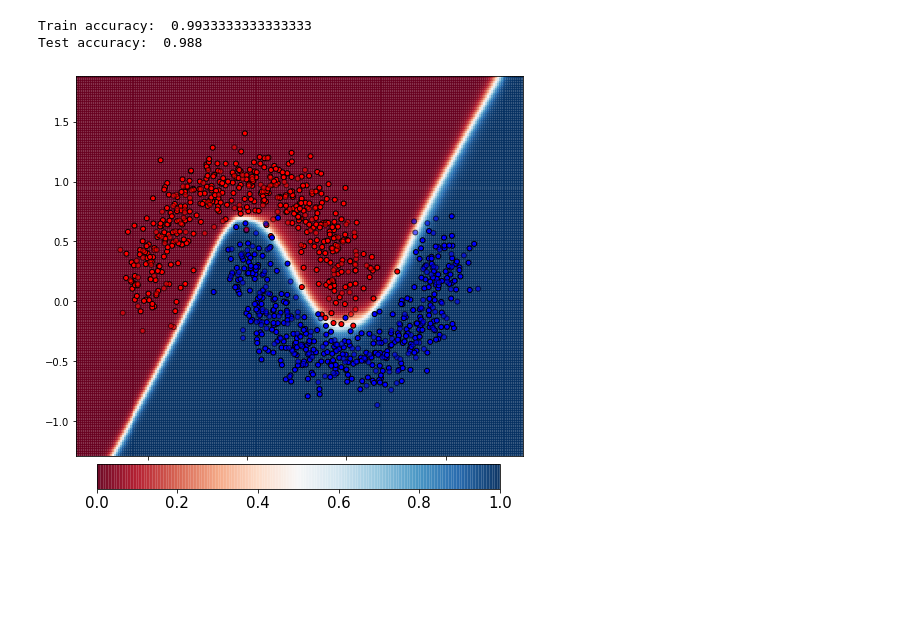
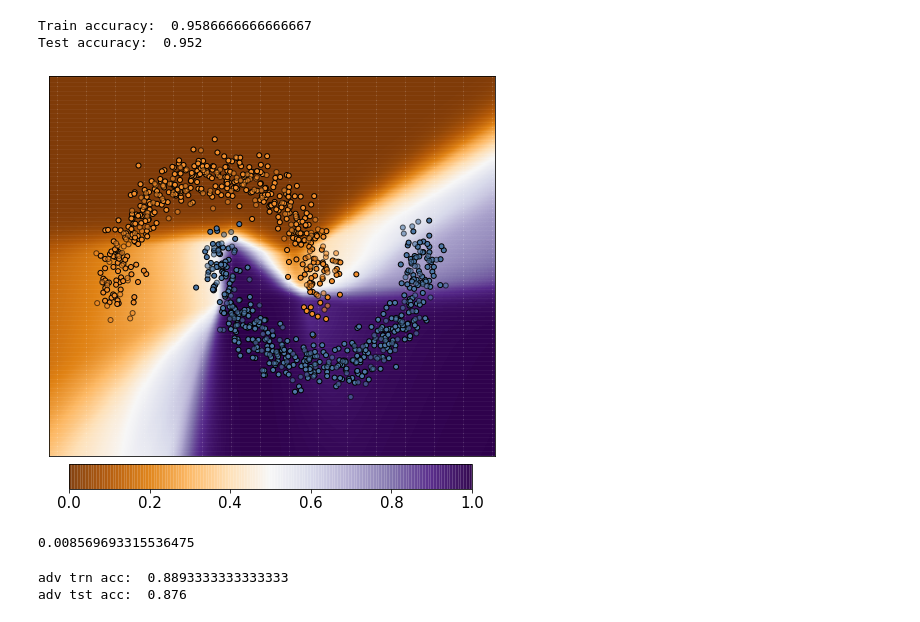
Before and after one commit to yangarbiter/blindguess, a Jupyter notebook: notebooks/examples.ipynb, the cells around one changed output. Cells and saved outputs as stored; diff of their text form; code cells hidden in the pictures; blank space fills up the shorter version.

```diff
--- a/notebooks/examples.ipynb
+++ b/notebooks/examples.ipynb
@@ -16,12 +18,14 @@ from lolip.variables import auto_var
 from lolip.models.torch_model import TorchModel
 from utils import params_to_dataframe
 # %%
-h = 0.02
+h = 0.01
 def plot_boundary(clf, X, y, X_test, y_test):
     fig, ax = plt.subplots(figsize=(8, 7))
 
-    cm = plt.cm.RdBu
-    cm_bright = ListedColormap(['#FF0000', '#0000FF'])
+    cm = plt.cm.PuOr
+    #cm = ListedColormap(['#F28E2C', '#4E79A7'])
+    #cm_bright = ListedColormap(['#FF0000', '#0000FF'])
+    cm_bright = ListedColormap(['#F28E2C', '#4E79A7'])
 
     x_min, x_max = X[:, 0].min() - .5, X[:, 0].max() + .5
     y_min, y_max = X[:, 1].min() - .5, X[:, 1].max() + .5
@@ -30,37 +34,61 @@ def plot_boundary(clf, X, y, X_test, y_test):
 
     Z = clf.predict_proba(np.c_[xx.ravel(), yy.ravel()])[:, 1]
 
     # Put the result into a color plot
     Z = Z.reshape(xx.shape)
     #imshow_handle = plt.contourf(xx, yy, Z, cmap=cm, alpha=.8, vmin=0, vmax=1)
     imshow_handle = plt.pcolormesh(xx, yy, Z, cmap=cm, alpha=.8, vmin=0, vmax=1)
     imshow_handle.set_clim(0.0, 1.0)
 
     # Plot also the training points
     plt.scatter(X[:, 0], X[:, 1], c=y, cmap=cm_bright,
                edgecolors='black', s=25)
     # and testing points
     plt.scatter(X_test[:, 0], X_test[:, 1], c=y_test, cmap=cm_bright,
                alpha=0.6, edgecolors='black', s=25)
 
     ax.set_xlim(xx.min(), xx.max())
     ax.set_ylim(yy.min(), yy.max())
-    #ax.set_xticks(())
-    #ax.set_yticks(())
+    ax.set_xticks(())
+    ax.set_yticks(())
 
     ax = plt.axes([0.16, 0.06, 0.7, 0.05])
     #plt.title("Probability")
     cbar = plt.colorbar(imshow_handle, cax=ax, orientation='horizontal')
     cbar.ax.tick_params(labelsize=15)
 
 plot_boundary(model, trnX, trny, tstX, tsty)
 print("Train accuracy: ", (model.predict(trnX) == trny).mean())
 print("Test accuracy: ", (model.predict(tstX) == tsty).mean())
 
 plt.savefig("./figs/halfmoon_proba.png", transparent=True)
 # %% [output]
-Train accuracy:  0.9933333333333333
-Test accuracy:  0.988
+Train accuracy:  0.9586666666666667
+Test accuracy:  0.952
-[figure, old version]
+[figure, new version]
+# %%
+dist = pairwise_distances(trnX, metric='chebyshev')
+for i in range(len(trnX)):
+    for j in range(len(trnX)):
+        if trny[i] == trny[j]:
+            dist[i][j] = np.inf
+dist.min()
+# %% [output]
+0.008569693315536475
+# %%
+attack = ProjectedGradientDescent(
+    model_fn=model.model,
+    norm=np.inf,
+    eps=0.004,
+    eps_iter=0.0008,
+    nb_iter=10,
+    preprocess_img=False,
+    device='cpu',
+)
+print("adv trn acc: ", (model.predict(trnX + attack.perturb(trnX, trny)) == trny).mean())
+print("adv tst acc: ", (model.predict(tstX + attack.perturb(tstX, tsty)) == tsty).mean())
+# %% [output]
+adv trn acc:  0.8893333333333333
+adv tst acc:  0.876
 # %%
 auto_var.set_variable_value("random_seed", 0)
```
Also changed, not shown: parts of 2 cells of this notebook, 4 other files.
